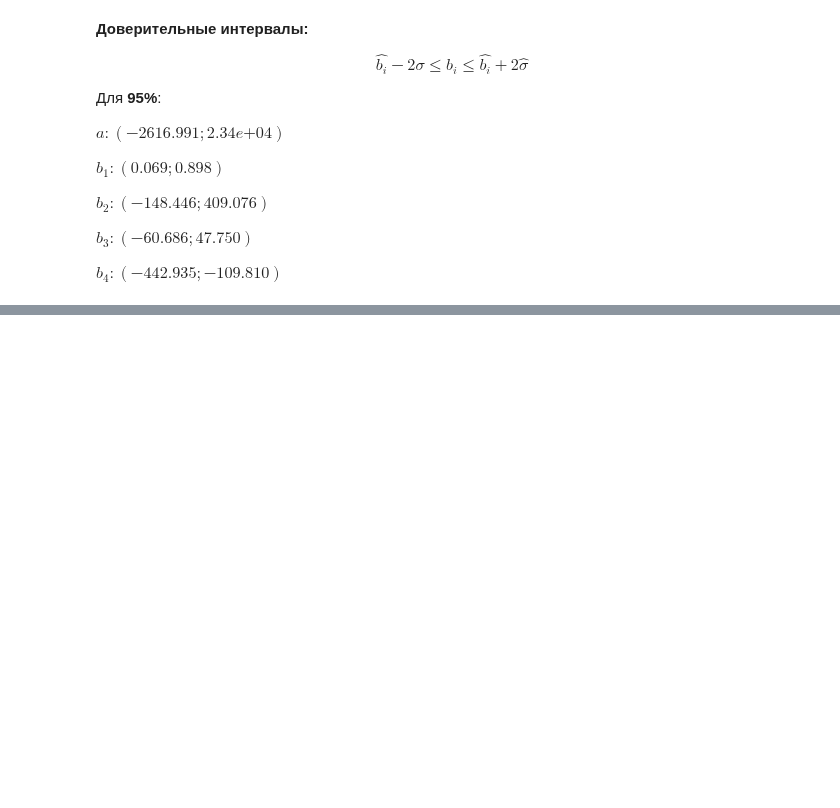
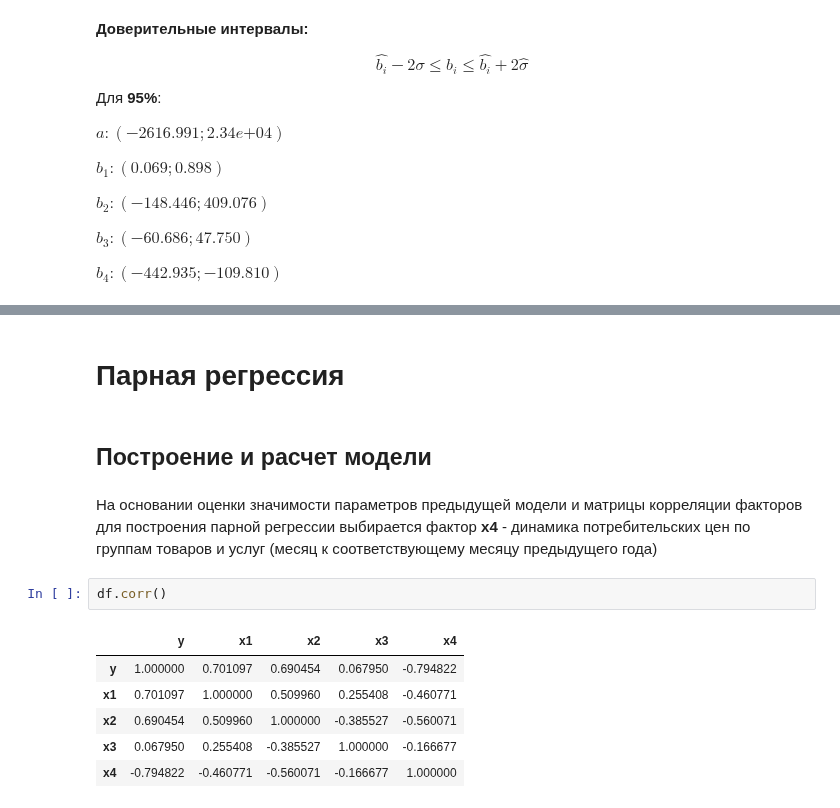
Before and after one commit to belo4ya/My-University, a Jupyter notebook: III Курс/(python) Эконометрика/03_linear_regression/main.ipynb, the cells around one changed output, grey strips where cells are left out. Saved outputs shown, nothing was run; the diff lists cells and outputs as text; blank space fills up the shorter version.

```diff
--- a/III Курс/(python) Эконометрика/03_linear_regression/main.ipynb
+++ b/III Курс/(python) Эконометрика/03_linear_regression/main.ipynb
@@ -236,0 +256,17 @@ $b_4: (-442.935; -109.810)$
+# %% [markdown]
+# Парная регрессия
+# %% [markdown]
+## Построение и расчет модели
+# %% [markdown]
+На основании оценки значимости параметров предыдущей модели и матрицы корреляции факторов для
+построения парной регрессии выбирается фактор **x4** - динамика потребительских цен по группам
+товаров и услуг (месяц к соответствующему месяцу предыдущего года)
+# %%
+df.corr()
+# %% [output]
+|  | y | x1 | x2 | x3 | x4 |
+| y | 1.000000 | 0.701097 | 0.690454 | 0.067950 | -0.794822 |
+| x1 | 0.701097 | 1.000000 | 0.509960 | 0.255408 | -0.460771 |
+| x2 | 0.690454 | 0.509960 | 1.000000 | -0.385527 | -0.560071 |
+| x3 | 0.067950 | 0.255408 | -0.385527 | 1.000000 | -0.166677 |
+| x4 | -0.794822 | -0.460771 | -0.560071 | -0.166677 | 1.000000 |
```
Also changed, not shown: parts of 29 cells of this notebook.
